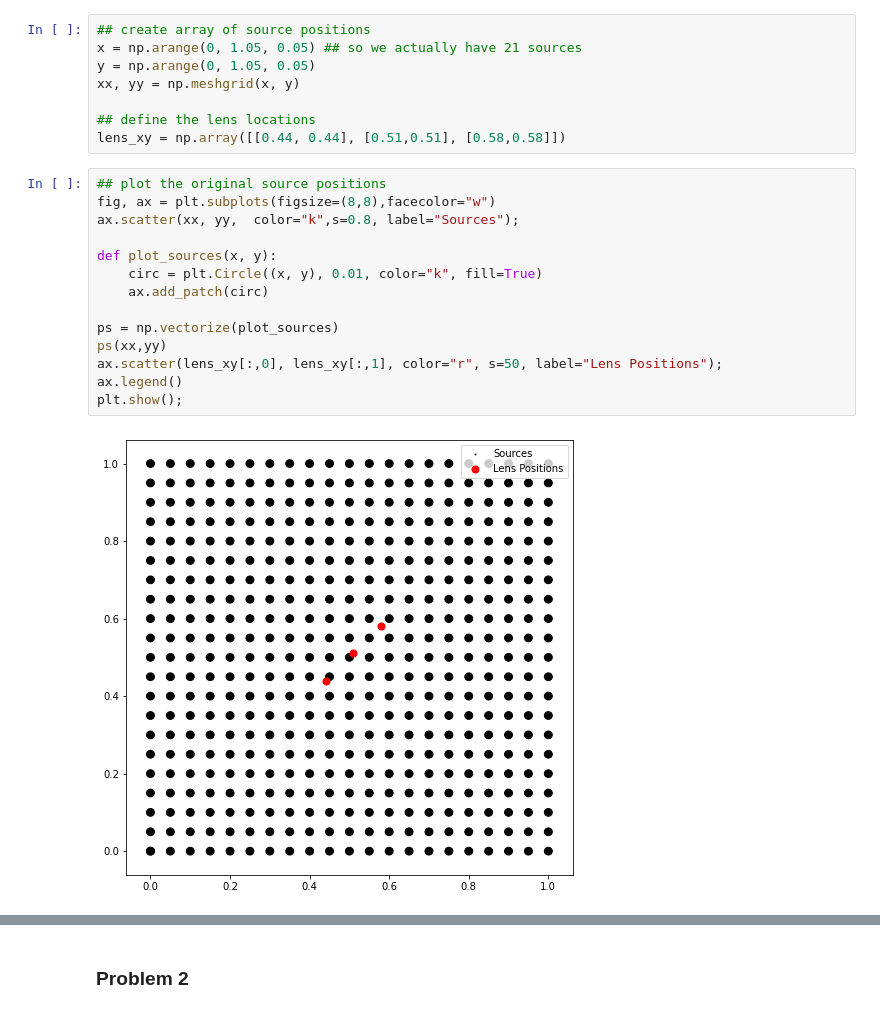
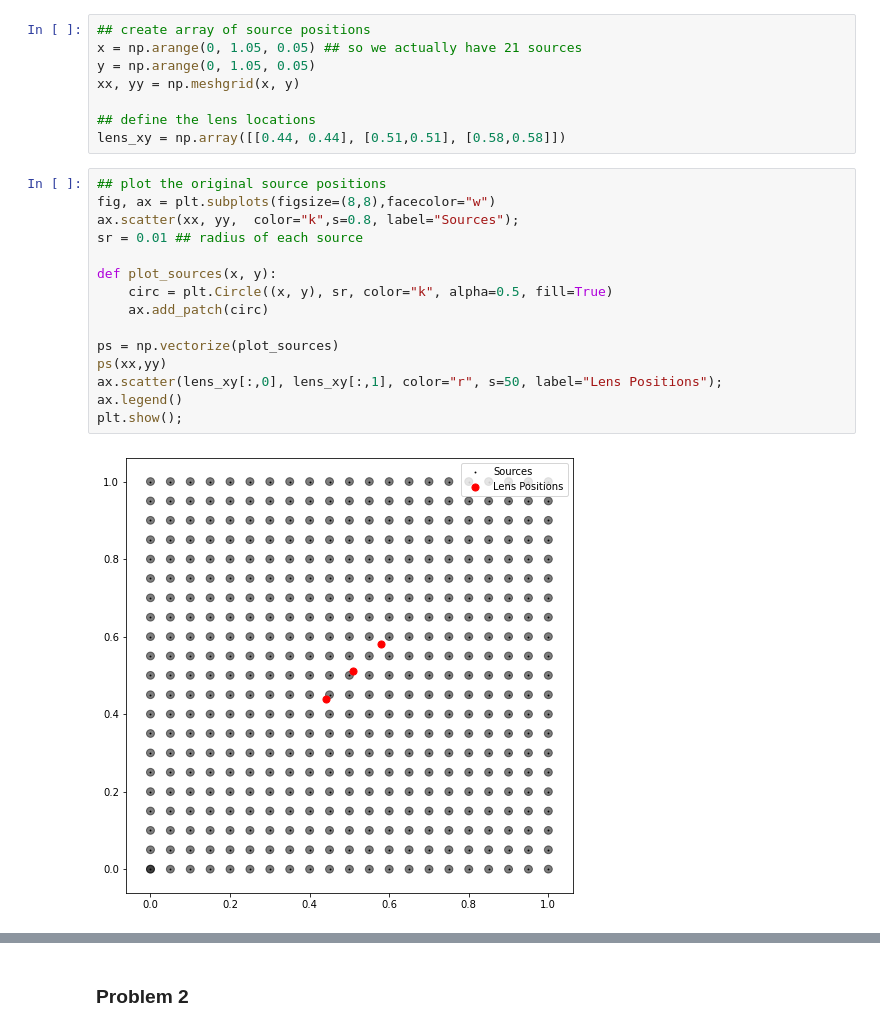
Before and after one commit to tylerbarna/AST8110, a Jupyter notebook: pset06/pset06.ipynb, the cells around one changed output, grey strips where cells are left out. Cells and saved outputs as stored; diff of their text form.

```diff
--- a/pset06/pset06.ipynb
+++ b/pset06/pset06.ipynb
@@ -100,18 +100,19 @@ lens_xy = np.array([[0.44, 0.44], [0.51,0.51], [0.58,0.58]])
 # %%
 ## plot the original source positions
 fig, ax = plt.subplots(figsize=(8,8),facecolor="w")
 ax.scatter(xx, yy,  color="k",s=0.8, label="Sources");
+sr = 0.01 ## radius of each source
 
 def plot_sources(x, y):
-    circ = plt.Circle((x, y), 0.01, color="k", fill=True)
+    circ = plt.Circle((x, y), sr, color="k", alpha=0.5, fill=True)
     ax.add_patch(circ)
 
 ps = np.vectorize(plot_sources)
 ps(xx,yy)
 ax.scatter(lens_xy[:,0], lens_xy[:,1], color="r", s=50, label="Lens Positions");
 ax.legend()
 plt.show();
 # %% [output]
-[figure, old version]
+[figure, new version]
 # %%
 b = 0.07
```
Also changed, not shown: parts of 1 cell of this notebook.
